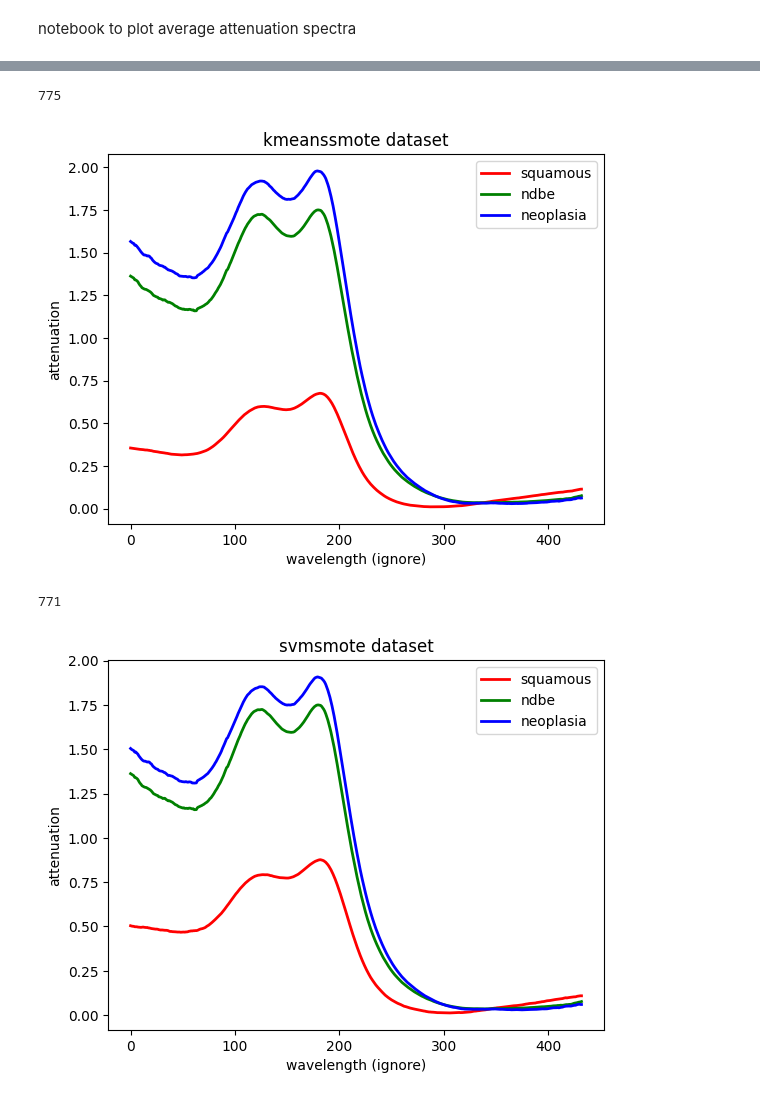
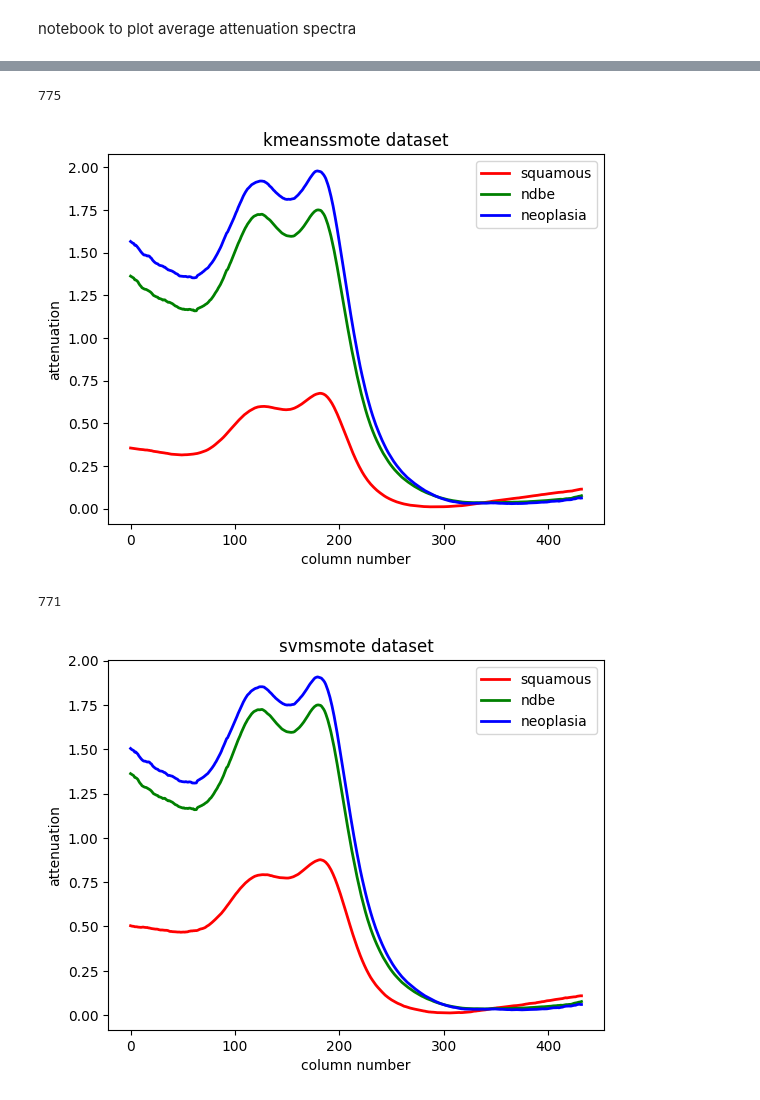
Before and after one commit to hamhaf/ML-cancer-detection, a Jupyter notebook: data/spectraplot.ipynb, the cells around one changed output, grey strips where cells are left out. Drawn from its saved outputs; the diff is of its cells as text; code cells hidden in the pictures.

Commit message:
updated spectraplots

```diff
--- a/data/spectraplot.ipynb
+++ b/data/spectraplot.ipynb
@@ -25,7 +25,7 @@ def plot_avg_spectra(df, title, filename=None):
     ax.plot(range(433), mean2.loc[0].values.tolist(), linewidth=2.0, color='green', label='ndbe')
     ax.plot(range(433), mean3.loc[0].values.tolist(), linewidth=2.0, color='blue', label='neoplasia')
     ax.legend()
-    plt.xlabel('wavelength (ignore)')
+    plt.xlabel('column number')
     plt.ylabel('attenuation')
     plt.title(title)
     if filename!=None:
@@ -73,24 +73,24 @@ plot_avg_spectra(merged, title='smote dataset', filename='SMOTE/smote_spectraplo
 # %%
 # avg attenuation for SMOTE
-x_train = pd.read_csv('SMOTE/kmeanssmote_train_data.csv', header=None)
-y_train = pd.read_csv('SMOTE/kmeanssmote_train_label.csv', header=None, names=['label'])
+x_train = pd.read_csv('SMOTE/kmeans/train_data.csv', header=None)
+y_train = pd.read_csv('SMOTE/kmeans/train_label.csv', header=None, names=['label'])
 merged = pd.merge(x_train, y_train, left_index=True, right_index=True)
 print(len(merged))
 
-plot_avg_spectra(merged, title='kmeanssmote dataset', filename='SMOTE/kmeanssmote_spectraplot.png')
+plot_avg_spectra(merged, title='kmeanssmote dataset', filename='SMOTE/kmeans/kmeanssmote_spectraplot.png')
 # %% [output]
 775
-[figure, old version]
+[figure, new version]
 # %%
 # avg attenuation for SMOTE
-x_train = pd.read_csv('SMOTE/svmsmote_train_data.csv', header=None)
-y_train = pd.read_csv('SMOTE/svmsmote_train_label.csv', header=None, names=['label'])
+x_train = pd.read_csv('SMOTE/svm/train_data.csv', header=None)
+y_train = pd.read_csv('SMOTE/svm/train_label.csv', header=None, names=['label'])
 merged = pd.merge(x_train, y_train, left_index=True, right_index=True)
 print(len(merged))
 
-plot_avg_spectra(merged, title='svmsmote dataset', filename='SMOTE/svmsmote_spectraplot.png')
+plot_avg_spectra(merged, title='svmsmote dataset', filename='SMOTE/svm/svmsmote_spectraplot.png')
 # %% [output]
 771
-[figure, old version]
+[figure, new version]
 # %%
 # avg attenuation for SMOTE
```
Also changed, not shown: parts of 6 cells of this notebook, 8 other files.
